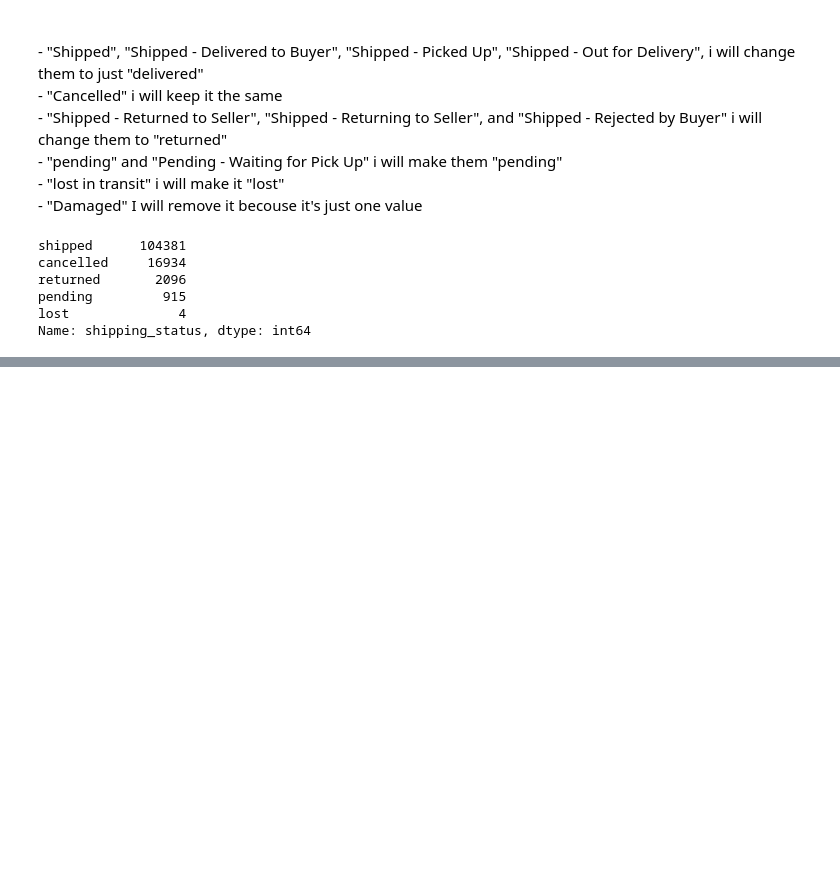
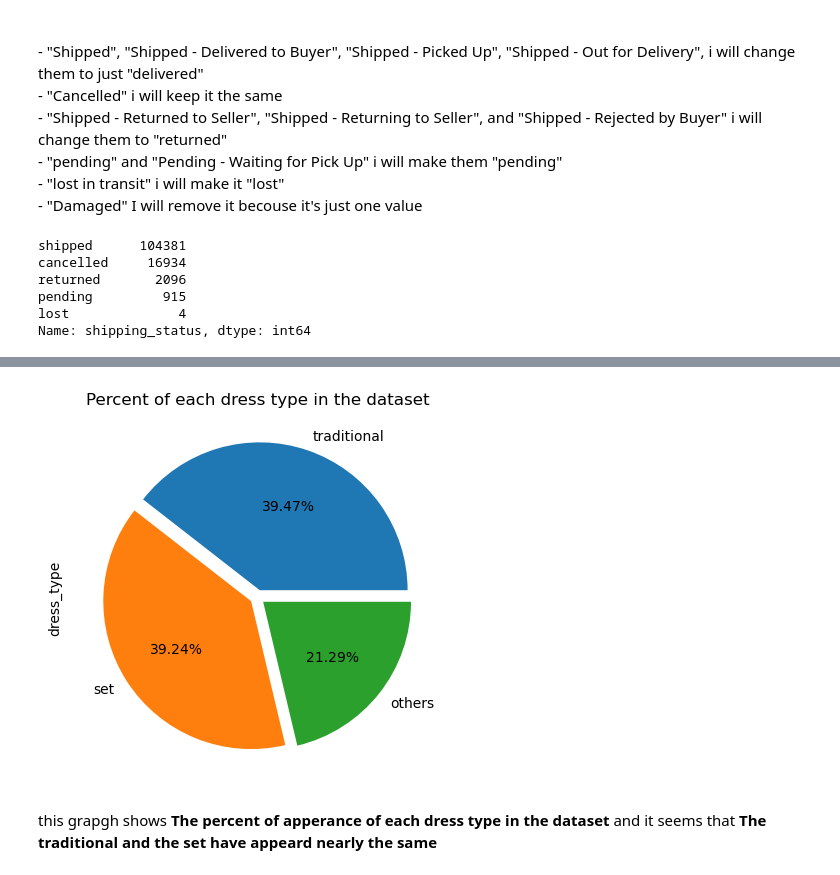
Before and after one commit to Abdelrahman2030/amazon_sales, a Jupyter notebook: amazon_products.ipynb, the cells around one changed output, grey strips where cells are left out. Cells and saved outputs as stored; diff of their text form; code cells hidden in the pictures; blank space fills up the shorter version.

```diff
--- a/amazon_products.ipynb
+++ b/amazon_products.ipynb
@@ -598,0 +736,29 @@ pd.to_datetime(df["da"])
+# %%
+"""
+This for loop is going to iterate over all of the values in the dataset and create a new column, that shows if the type
+of clothes is tradional indian or set or others
+
+tradional indian are("kurta", "Ethnic Dress", "Saree", "Dupatta")
+"""
+dress_type = []
+
+for index in range(len(df_statistics)):
+    if df_statistics["category"].iloc[index] == "Set":
+        dress_type.append("set")
+    elif df_statistics["category"].iloc[index] == "kurta":
+        dress_type.append("traditional")
+    elif df_statistics["category"].iloc[index] == "Ethnic Dress":
+        dress_type.append("traditional")
+    elif df_statistics["category"].iloc[index] == "Saree":
+        dress_type.append("traditional")
+    elif df_statistics["category"].iloc[index] == "Dupatta":
+        dress_type.append("traditional")
+    else:
+        dress_type.append("others")
+# %%
+df_statistics["dress_type"] = dress_type
+# %%
+df_statistics = df_statistics.iloc[:, [0, 1, 2, 3, 4, 5, 11, 6, 7, 8, 9, 10]]
+# %%
+# Now we don't need the category column
+df_statistics.drop(["category"], axis = 1, inplace = True)
@@ -598,0 +786,7 @@ pd.to_datetime(df["da"])
+# %%
+df_statistics["dress_type"].value_counts().plot(kind = "pie", explode = [0.05, 0.05, 0.05,], autopct = "%1.2f%%")
+plt.title("Percent of each dress type in the dataset");
+# %% [output]
+[figure, added]
+# %% [markdown]
+this grapgh shows **The percent of apperance of each dress type in the dataset** and it seems that **The traditional and the set have appeard nearly the same**
```
Also changed, not shown: parts of 60 cells of this notebook.
